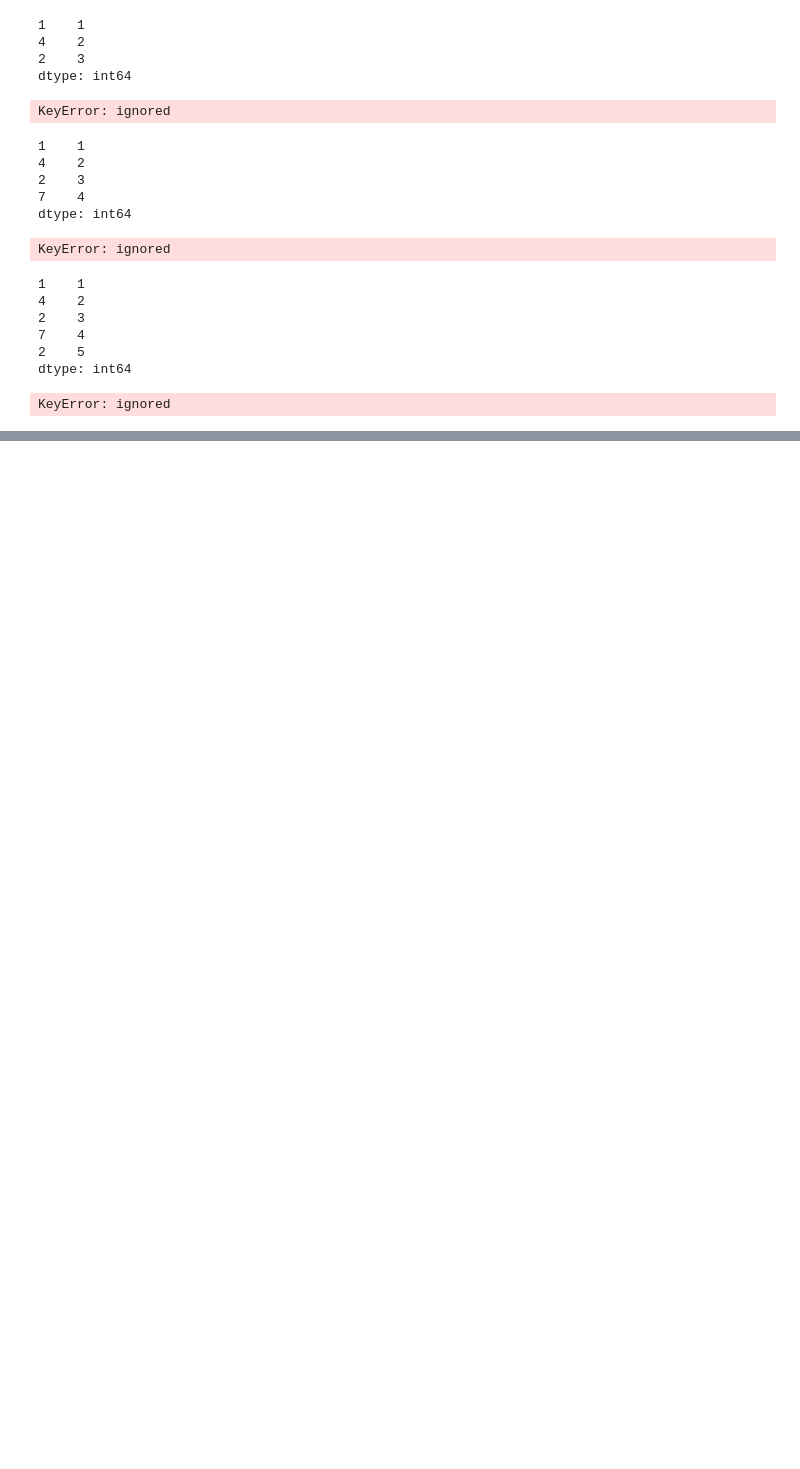
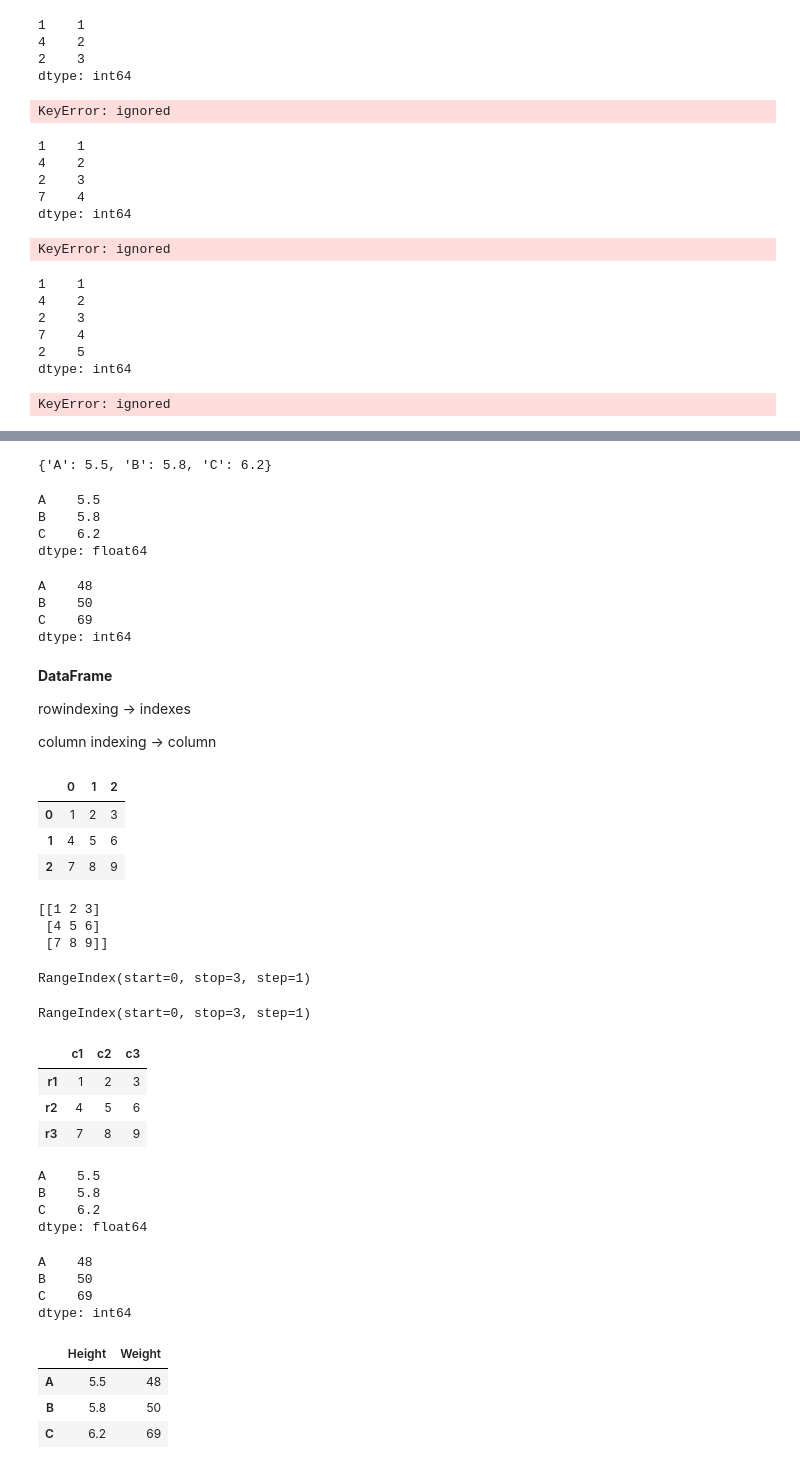
Before and after one commit to Pepcoders/Data-Science-February, a Jupyter notebook: Pandas/Pandas.ipynb, the cells around one changed output, grey strips where cells are left out. Saved outputs shown, nothing was run; the diff lists cells and outputs as text; code cells hidden in the pictures; blank space fills up the shorter version.

Commit message:
DataFrame Started

```diff
--- a/Pandas/Pandas.ipynb
+++ b/Pandas/Pandas.ipynb
@@ -135,0 +140,51 @@ KeyError: ignored
+# %%
+heightd
+# %% [output]
+{'A': 5.5, 'B': 5.8, 'C': 6.2}
+# %%
+height = pd.Series(heightd)
+print(height)
+# %% [output]
+A    5.5
+B    5.8
+C    6.2
+dtype: float64
+# %%
+weightd = {'A': 48, 'B':50, 'C':69}
+
+weight = pd.Series(weightd)
+weight
+# %% [output]
+A    48
+B    50
+C    69
+dtype: int64
+# %% [markdown]
+**DataFrame**
+
+rowindexing -> indexes
+
+column indexing -> column
+# %%
+df = pd.DataFrame([[1,2,3],[4,5,6],[7,8,9]])
+# %%
+df
+# %% [output]
+|  | 0 | 1 | 2 |
+| 0 | 1 | 2 | 3 |
+| 1 | 4 | 5 | 6 |
+| 2 | 7 | 8 | 9 |
+# %%
+print(df.values)
+# %% [output]
+[[1 2 3]
+ [4 5 6]
+ [7 8 9]]
+# %%
+print(df.index)
+# %% [output]
+RangeIndex(start=0, stop=3, step=1)
+# %%
+df.columns
+# %% [output]
+RangeIndex(start=0, stop=3, step=1)
@@ -135,0 +193,21 @@ KeyError: ignored
+# %%
+df
+# %% [output]
+|  | c1 | c2 | c3 |
+| r1 | 1 | 2 | 3 |
+| r2 | 4 | 5 | 6 |
+| r3 | 7 | 8 | 9 |
+# %%
+print(height)
+# %% [output]
+A    5.5
+B    5.8
+C    6.2
+dtype: float64
+# %%
+weight
+# %% [output]
+A    48
+B    50
+C    69
+dtype: int64
@@ -135,0 +219,7 @@ KeyError: ignored
+# %%
+df
+# %% [output]
+|  | Height | Weight |
+| A | 5.5 | 48 |
+| B | 5.8 | 50 |
+| C | 6.2 | 69 |
```
Also changed, not shown: parts of 6 cells of this notebook.
